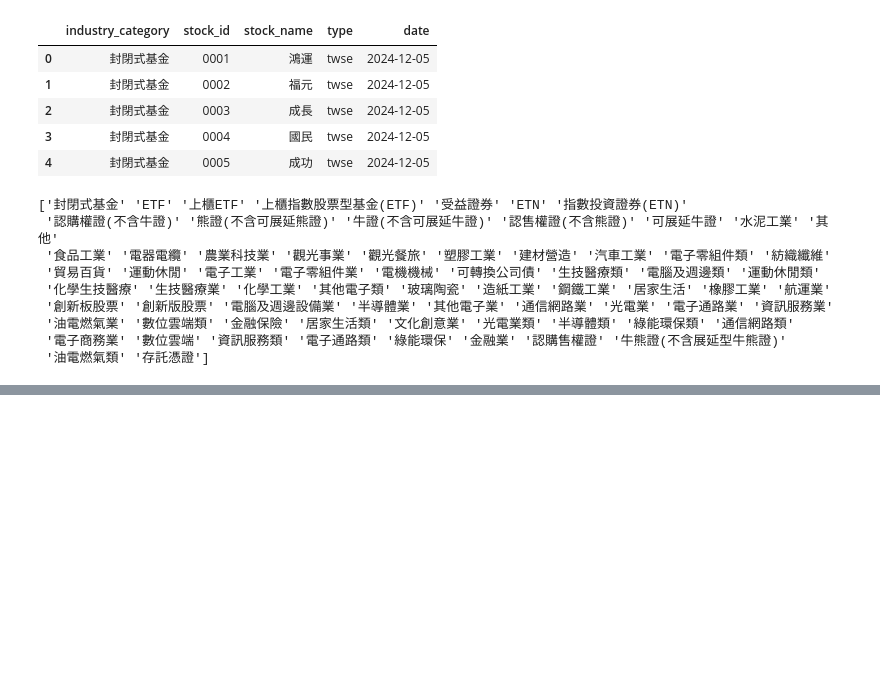
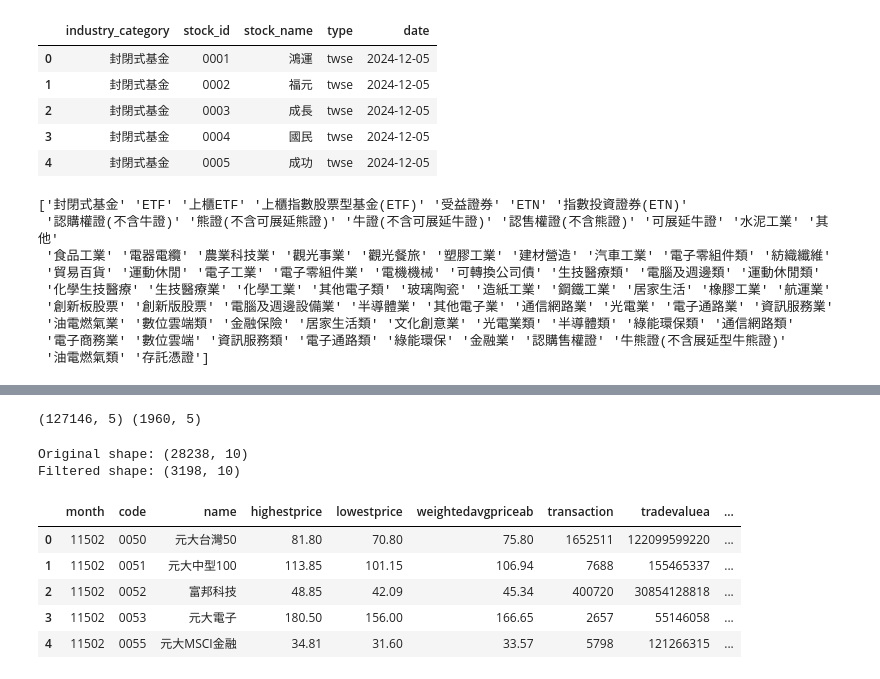
Before and after one commit to Chu-c-git/Automated_Trading_System, a Jupyter notebook: backend/data_preprocess/test_function.ipynb, the cells around one changed output, grey strips where cells are left out. Saved outputs shown, nothing was run; the diff lists cells and outputs as text; code cells hidden in the pictures; blank space fills up the shorter version.

```diff
--- a/backend/data_preprocess/test_function.ipynb
+++ b/backend/data_preprocess/test_function.ipynb
@@ -87,0 +87,55 @@ df.to_sql(name='stock_info', con=PG_URI, if_exists='replace', index=False)
+# %%
+target_categories = [
+    'ETF', '水泥工業', '食品工業',
+    '電器電纜', '農業科技業', '觀光餐旅', '塑膠工業', '建材營造',
+    '汽車工業', '電子零組件業', '紡織纖維', '貿易百貨', '運動休閒',
+    '電子工業', '電機機械', '生技醫療業', '電腦及週邊設備業', '化學工業',
+    '其他電子業', '玻璃陶瓷', '造紙工業', '鋼鐵工業', '居家生活',
+    '橡膠工業', '航運業', '半導體業', '通信網路業', '光電業',
+    '電子通路業', '資訊服務業', '油電燃氣業', '數位雲端', '金融保險',
+    '文化創意業', '綠能環保', '電子商務業'
+]
+target_type = ['twse']
+filter_df = df[df['industry_category'].isin(target_categories) & df['type'].isin(target_type)]
+print(df.shape, filter_df.shape)
+# %% [output]
+(127146, 5) (1960, 5)
+# %%
+# Filter out stocks with low liquidity
+def filter_liquidity(trade_vol_share: int = 100*1000, trade_value_ntd: int = 5000000) -> pd.DataFrame:
+    """
+    This function filters out stocks that do not meet the specified liquidity criteria.
+    Stocks must have a daily trading volume greater than `trade_vol_share` shares or a daily
+    trading value greater than `trade_value_ntd` NTD.
+
+    The data is fetched from the Taiwan Stock Exchange (TWSE) API(上市個股月成交資訊), which provides the last month's trading volume
+    and value for all listed stocks. The function processes this data to identify stocks that meet the liquidity
+    requirements and returns a DataFrame containing the filtered stocks.
+    """
+    # Fetch data and preprocess
+    try:
+        month_stock_vol = pd.read_json('https://openapi.twse.com.tw/v1/exchangeReport/FMSRFK_ALL')
+        month_stock_vol.columns = month_stock_vol.columns.str.lower()
+        print(f"Original shape: {month_stock_vol.shape}")
+
+        filter_vol = month_stock_vol['tradevolumeb'] >= trade_vol_share
+        filter_value = month_stock_vol['tradevaluea'] >= trade_value_ntd
+        filtered_stocks = month_stock_vol[filter_vol & filter_value]
+        print(f"Filtered shape: {filtered_stocks.shape}")
+        return filtered_stocks
+    except Exception as e:
+        print(f"Error fetching or processing data: {e}")
+        return pd.DataFrame()
+
+filtered_stocks = filter_liquidity()
+# filtered_stocks.to_sql(name='high_liquidity_stocks', con=PG_URI, if_exists='replace', index=False)
+filtered_stocks.head()
+# %% [output]
+Original shape: (28238, 10)
+Filtered shape: (3198, 10)
+|  | month | code | name | highestprice | lowestprice | weightedavgpriceab | transaction | tradevaluea | ... |
+| 0 | 11502 | 0050 | 元大台灣50 | 81.80 | 70.80 | 75.80 | 1652511 | 122099599220 | ... |
+| 1 | 11502 | 0051 | 元大中型100 | 113.85 | 101.15 | 106.94 | 7688 | 155465337 | ... |
+| 2 | 11502 | 0052 | 富邦科技 | 48.85 | 42.09 | 45.34 | 400720 | 30854128818 | ... |
+| 3 | 11502 | 0053 | 元大電子 | 180.50 | 156.00 | 166.65 | 2657 | 55146058 | ... |
+| 4 | 11502 | 0055 | 元大MSCI金融 | 34.81 | 31.60 | 33.57 | 5798 | 121266315 | ... |
```
Also changed, not shown: parts of 14 cells of this notebook, 3 other files.
